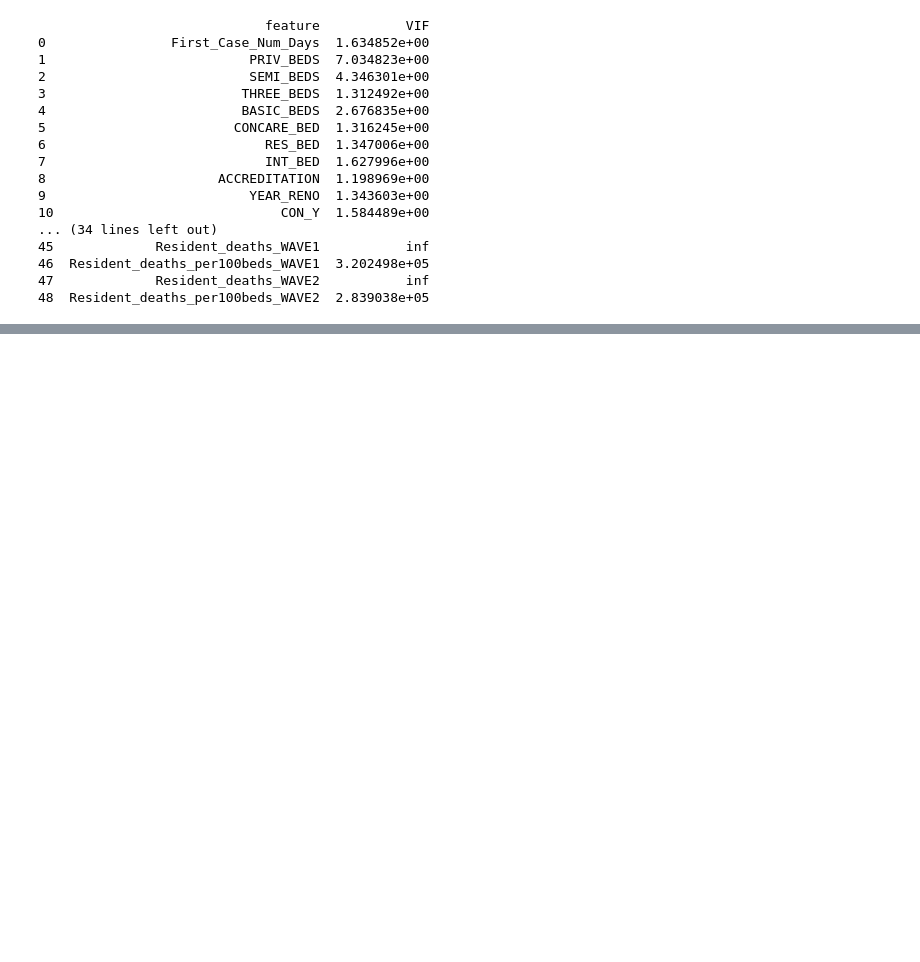
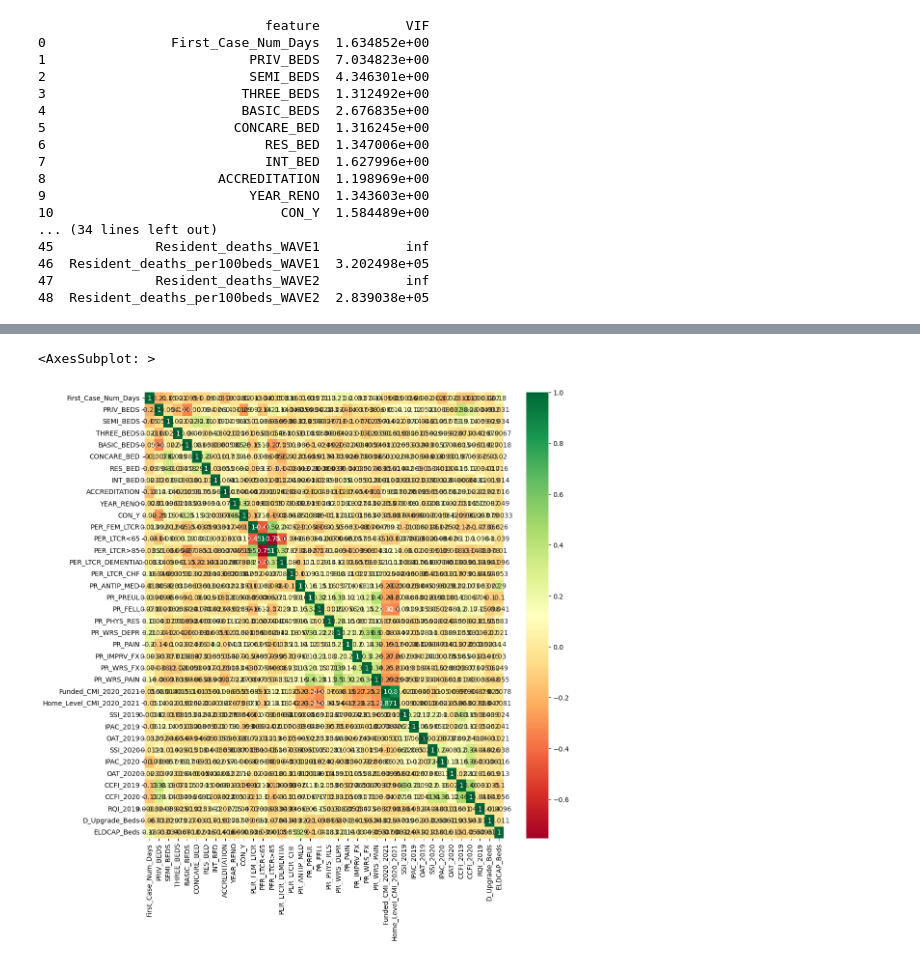
Before and after one commit to Alexander-Gebreamlak/COVID-19-LTCH-Risk-Factor-Analysis, a Jupyter notebook: Covid-19 LTCH Risk Factor Analysis.ipynb, the cells around one changed output, grey strips where cells are left out. Drawn from its saved outputs; the diff is of its cells as text; code cells hidden in the pictures; blank space fills up the shorter version.

```diff
--- a/Covid-19 LTCH Risk Factor Analysis.ipynb
+++ b/Covid-19 LTCH Risk Factor Analysis.ipynb
@@ -275,3 +293,13 @@ corr_matrix
+# %%
+#Visual representation
+feature_ind = corr_matrix.index
+plt.figure(figsize=(12,12))
+sns.heatmap(Q3_df[feature_ind].corr(), annot=True, cmap= "RdYlGn")
+
+#All showing low correlation <0.7
+# %% [output]
+<AxesSubplot: >
+[figure, added]
 # %%
 # List of columns to drop
 columns_to_drop = [
```
Also changed, not shown: parts of 13 cells of this notebook.
